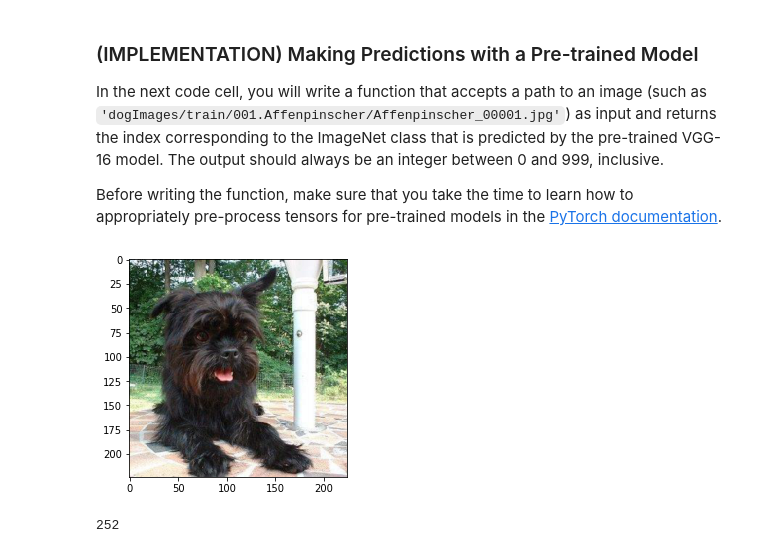
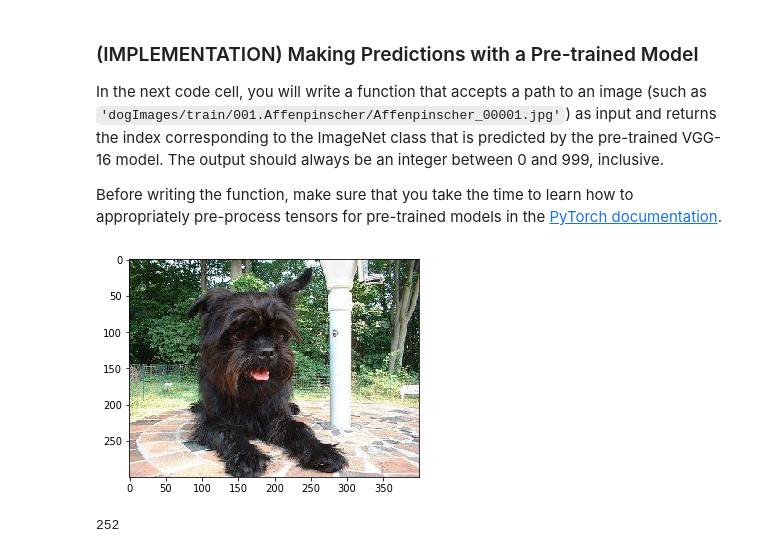
Before and after one commit to seann27/DogBreedDetector, a Jupyter notebook: dog_app.ipynb, the cells around one changed output. Cells and saved outputs as stored; diff of their text form; code cells hidden in the pictures.

```diff
--- a/dog_app.ipynb
+++ b/dog_app.ipynb
@@ -194,36 +196,38 @@ Before writing the function, make sure that you take the time to learn  how to a
 # %%
 from PIL import Image
 import torchvision.transforms as transforms
 tr = transforms.Compose([transforms.Resize(225),
                          transforms.CenterCrop(224),
                          transforms.ToTensor(),
                          transforms.Normalize([0.485, 0.456, 0.406],
                                               [0.229, 0.224, 0.225])])
 
 # takes an image path
 # returns image tensor
 def process_image(image_path,transformation):
     image_path = os.path.normpath(image_path)
     image = Image.open(image_path)
     img = transformation(image)
     return img
 
 # takes normalized img_tensor as input
 # displays image
 def show_image(img_tensor):
-    img = np.transpose(img_tensor, (1,2,0))
-    img = img.numpy()
-    mean = np.array([0.485, 0.456, 0.406])
-    std = np.array([0.229, 0.224, 0.225])
-    image = std * img + mean
-    image = np.clip(image, 0, 1)
+#     img = np.transpose(img_tensor, (1,2,0))
+#     img = img.numpy()
+#     mean = np.array([0.485, 0.456, 0.406])
+#     std = np.array([0.229, 0.224, 0.225])
+#     image = std * img + mean
+#     image = np.clip(image, 0, 1)
+    image = Image.open(img_tensor)
     plt.imshow(image)
     plt.show()
 
-img = process_image('../Files/dogImages/train/001.Affenpinscher/Affenpinscher_00001.jpg',tr)
-show_image(img)
+imgpath = '../Files/dogImages/train/001.Affenpinscher/Affenpinscher_00001.jpg'
+img = process_image(imgpath,tr)
+show_image(imgpath)
 # %% [output]
-[figure, old version]
+[figure, new version]
 # %%
 # Set PIL to be tolerant of image files that are truncated.
 from PIL import ImageFile
```
Also changed, not shown: parts of 23 cells of this notebook, 2 other files.
